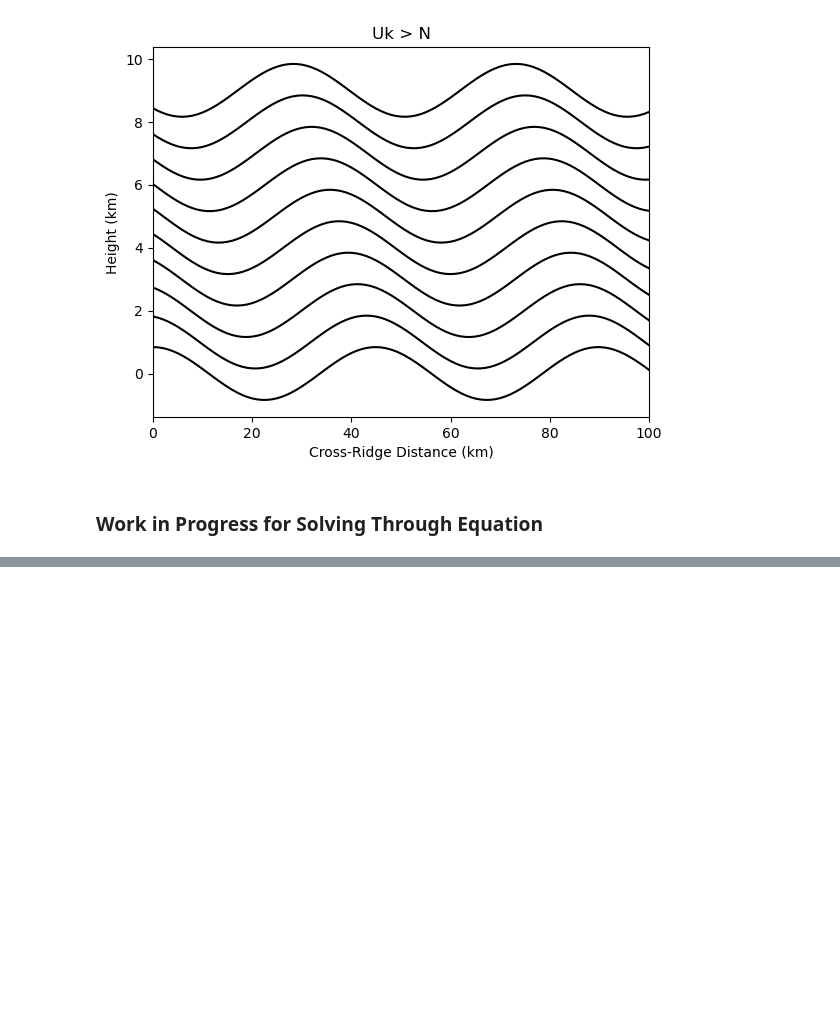
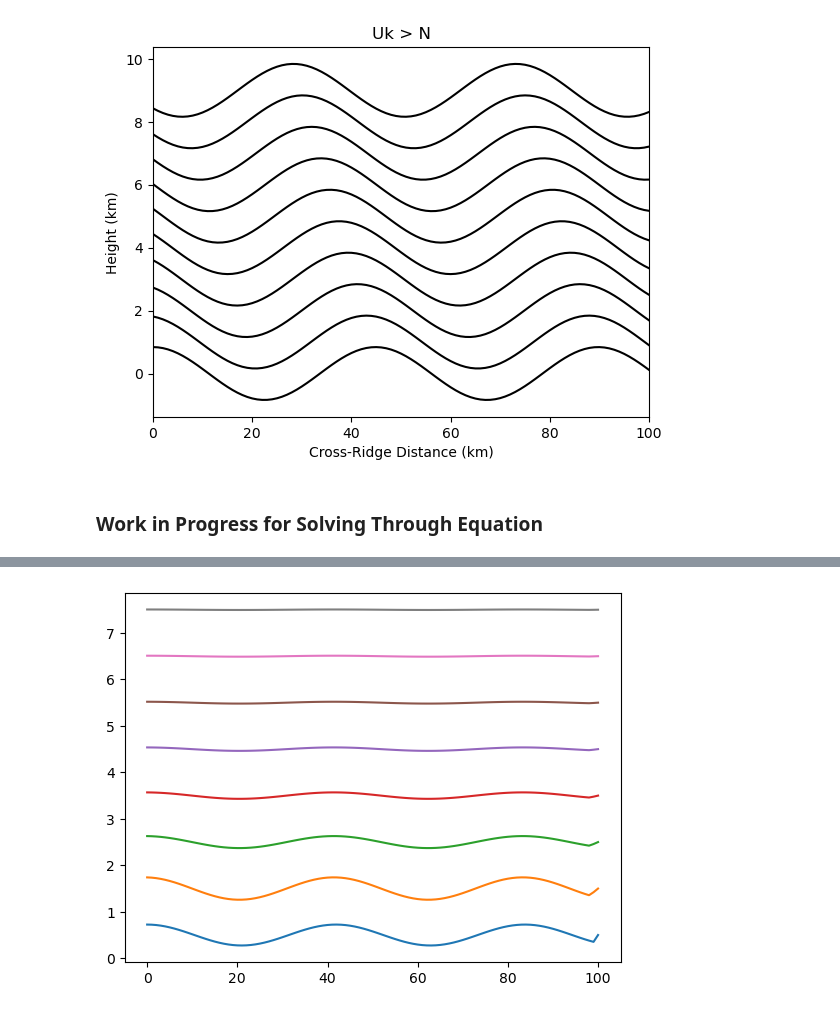
Before and after one commit to kikoeta/Lee-Waves-EAS4610, a Jupyter notebook: Lee_Waves_PDE_Solver.ipynb, the cells around one changed output, grey strips where cells are left out. Cells and saved outputs as stored; diff of their text form; code cells hidden in the pictures; blank space fills up the shorter version.

```diff
--- a/Lee_Waves_PDE_Solver.ipynb
+++ b/Lee_Waves_PDE_Solver.ipynb
@@ -161,0 +214,44 @@ for i in np.arange(len(z)-1):
+# %%
+data1 = np.array([-0.5*C_d*np.ones(n), (1 + C_d)*np.ones(n), -0.5*C_d*np.ones(n)])
+diagsM1 = np.array([-1, 0, 1])
+M1 = spdiags(data1, diagsM1, n-1, n-1).toarray()
+
+data2 = np.array([0.5*C_d*np.ones(n), (1 - C_d)*np.ones(n), 0.5*C_d*np.ones(n)])
+diagsM2 = np.array([-1, 0, 1])
+M2 = spdiags(data2, diagsM2, n-1, n-1).toarray()
+# %%
+h0 = 0.1
+k = 0.15
+U = 15
+
+surfaceM = np.zeros(len(x))
+
+for i in np.arange(0, xf, dx):
+    surfaceM[i] = (U * h0 * k * np.cos(k*x[i])) + z[0]
+
+topM = np.zeros(len(x))
+
+middleM = np.zeros([n-1, len(x)])
+
+W = np.zeros([n-1, len(x)])
+W[0, :] = surfaceM
+W[-1, :] = topM
+
+for k in np.arange(0, len(x)-1, 1):                                                        # maybe k+1
+    middleM[:, k] = np.linalg.inv(M1) @ ((M2 @ middleM[:, k]) + 0.5*W[:, k]*C_d + 0.5*W[:, k+1]*C_d)
+
+finalM = np.zeros([n, len(x)])
+#print(middleM)
+
+finalM[0, :] = surfaceM
+finalM[1:, :] = middleM
+finalM[-1, :] = topM
+
+for e in np.arange(0, zf-1, 1):
+    finalM[e, :] = finalM[e, :] + z[e] + 0.5
+
+for c in range(0,8):
+    plt.plot(x, finalM[c, :])
+plt.show()
+# %% [output]
+[figure, added]
```
Also changed, not shown: parts of 6 cells of this notebook.
